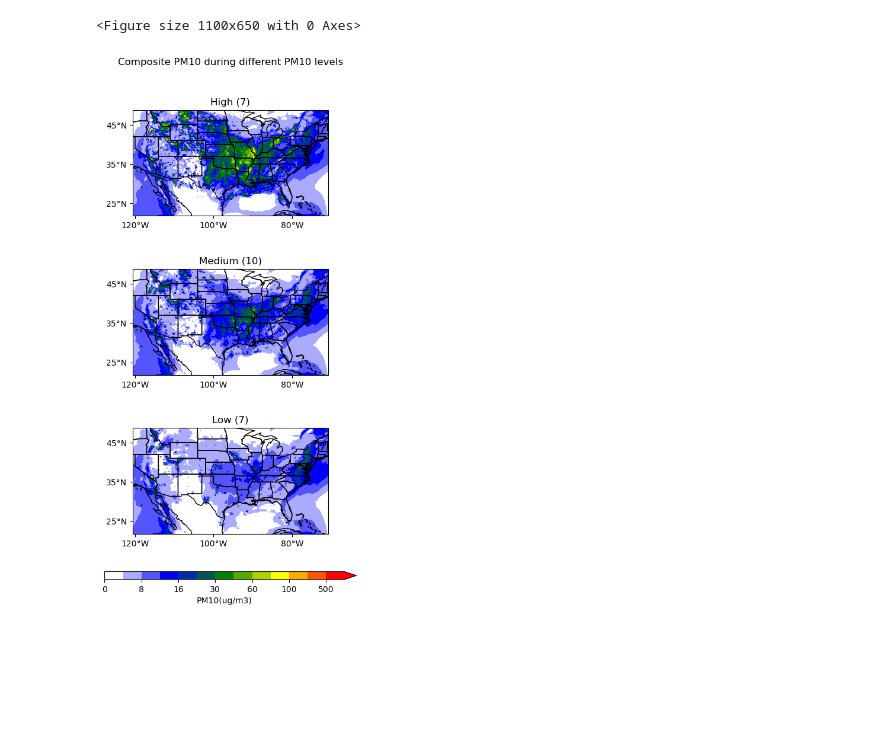
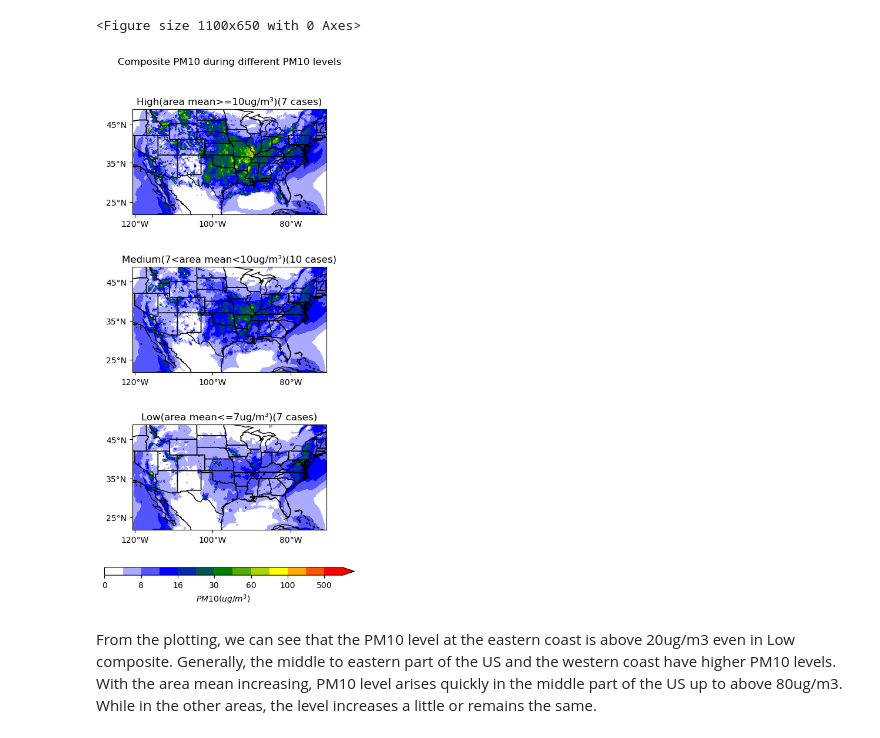
Before and after one commit to shueze/clim680, a Jupyter notebook: Composites.ipynb, the cells around one changed output. Drawn from its saved outputs; the diff is of its cells as text; code cells hidden in the pictures; blank space fills up the shorter version.

```diff
--- a/Composites.ipynb
+++ b/Composites.ipynb
@@ -188,6 +188,8 @@ norm = matplotlib.colors.BoundaryNorm(clevs,len(clevs))
 <Figure size 1100x650 with 0 Axes>
 # %%
 labels=['High','Medium', 'Low']
+Expli=[f"(area mean>=10ug/m\N{SUPERSCRIPT THREE})",f"(7<area mean<10ug/m\N{SUPERSCRIPT THREE})",f"(area mean<=7ug/m\N{SUPERSCRIPT THREE})"]
+
 
 # Define the figure and each axis for the 3 rows and 3 columns
 fig, axs = plt.subplots(nrows=3,ncols=1,
@@ -218,34 +220,37 @@ for i in range(0,3,1):
 
        # Longitude labels
         axs[i].set_xticks(np.arange(-120,-69,20), crs=ccrs.PlateCarree())
         lon_formatter = cticker.LongitudeFormatter()
         axs[i].xaxis.set_major_formatter(lon_formatter)
 
         # Latitude labels
         axs[i].set_yticks(np.arange(25,51,10), crs=ccrs.PlateCarree())
         lat_formatter = cticker.LatitudeFormatter()
         axs[i].yaxis.set_major_formatter(lat_formatter)
 
 
-        # Title each subplot with the name of the season
-        axs[i].set_title(labels[i]+' ('+str(counts[i])+')')
+        # Title each subplot with the name
+        axs[i].set_title(labels[i]+Expli[i]+'('+str(counts[i])+' cases'+')')
 
         # Draw the coastines for each subplot
         axs[i].coastlines()
         axs[i].add_feature(cfeature.STATES.with_scale('110m'))
 
 # Adjust the location of the subplots
 # on the page to make room for the colorbar
 fig.subplots_adjust(bottom=0.25, top=0.9, left=0.05, right=0.95,
                     wspace=0.1, hspace=0.5)
 
 # Add a colorbar axis at the bottom of the graph
 cbar_ax = fig.add_axes([0.25, 0.18, 0.5, 0.012])
 
 # Draw the colorbar
-cbar = fig.colorbar(cs,cax=cbar_ax,orientation='horizontal',label='PM10(ug/m3)')
+cbar = fig.colorbar(cs,cax=cbar_ax,orientation='horizontal',label='$PM10 (ug/m^{3})$')
 
 # Add a big title at the top
 plt.suptitle('Composite PM10 during different PM10 levels') ;
 # %% [output]
-[figure, old version]
+[figure, new version]
+# %% [markdown]
+From the plotting, we can see that the PM10 level at the eastern coast is above 20ug/m3 even in Low composite. Generally, the middle to eastern part of the US and the western coast have higher PM10 levels.
+With the area mean increasing, PM10 level arises quickly in the middle part of the US up to above 80ug/m3. While in the other areas, the level increases a little or remains the same.
```
